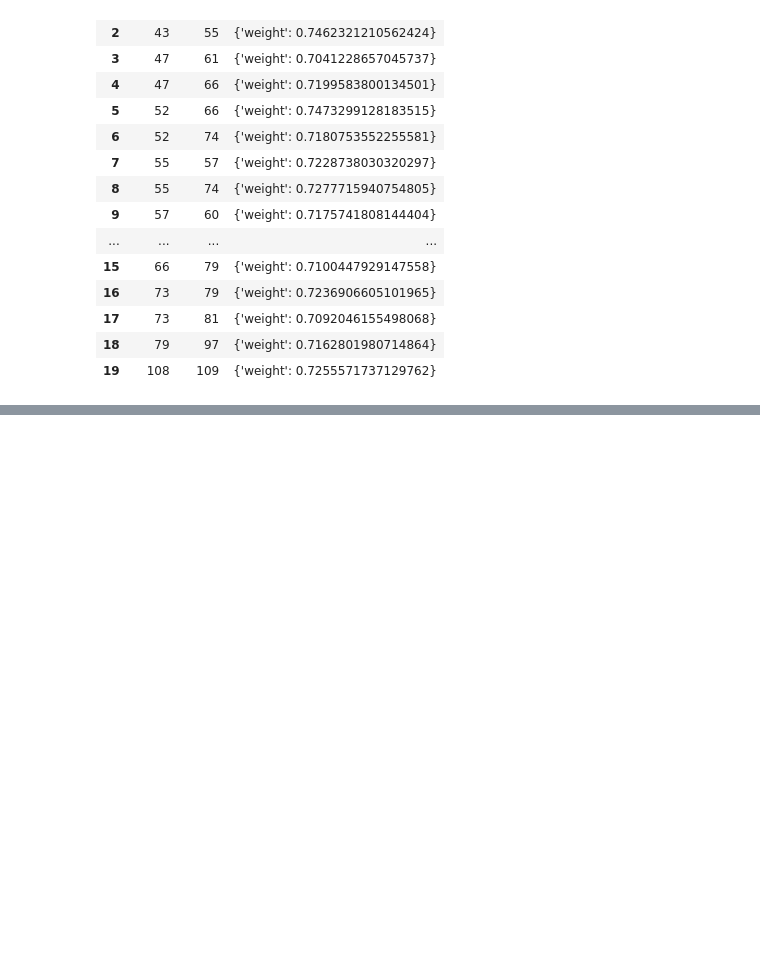
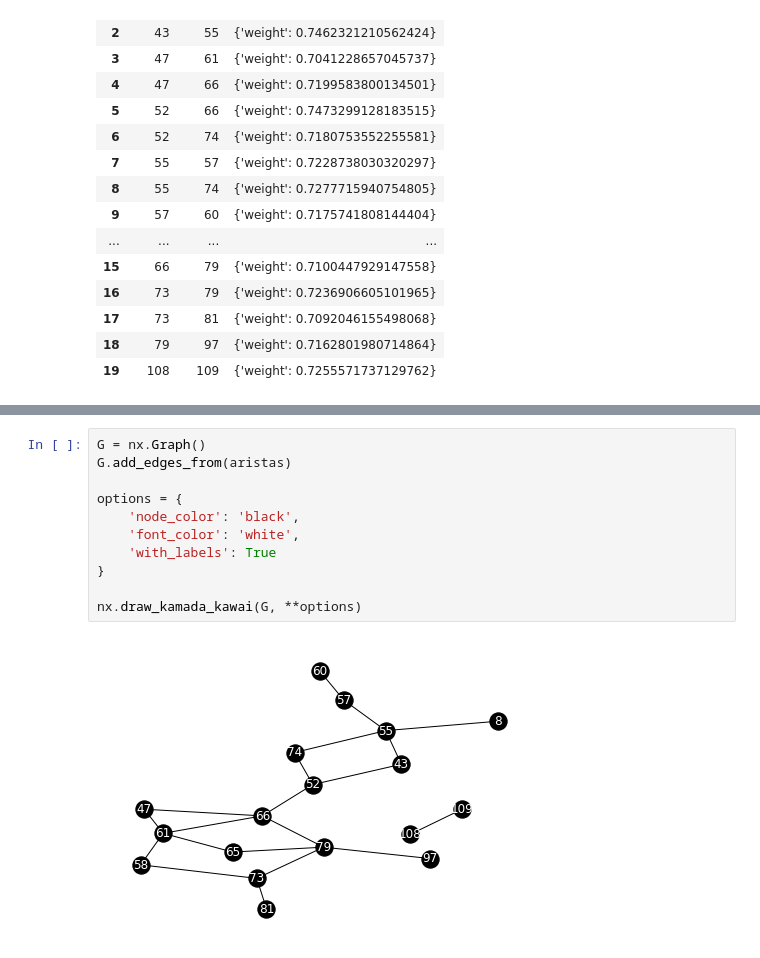
Before and after one commit to Daiego43/pyEnGNet, a Jupyter notebook: Notebooks/Procedure.ipynb, the cells around one changed output, grey strips where cells are left out. Saved outputs shown, nothing was run; the diff lists cells and outputs as text; blank space fills up the shorter version.

```diff
--- a/Notebooks/Procedure.ipynb
+++ b/Notebooks/Procedure.ipynb
@@ -68,0 +77,13 @@ Hemos obtenido dichas aristas y un peso basado en la correlación media de los t
+# %%
+G = nx.Graph()
+G.add_edges_from(aristas)
+
+options = {
+    'node_color': 'black',
+    'font_color': 'white',
+    'with_labels': True
+}
+
+nx.draw_kamada_kawai(G, **options)
+# %% [output]
+[figure, added]
```
Also changed, not shown: parts of 6 cells of this notebook, 5 other files.
